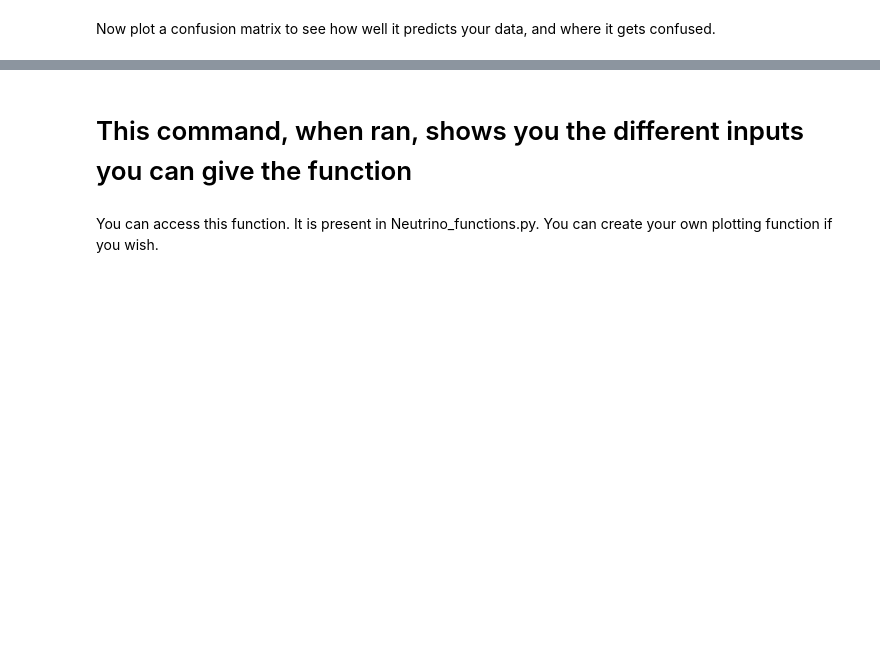
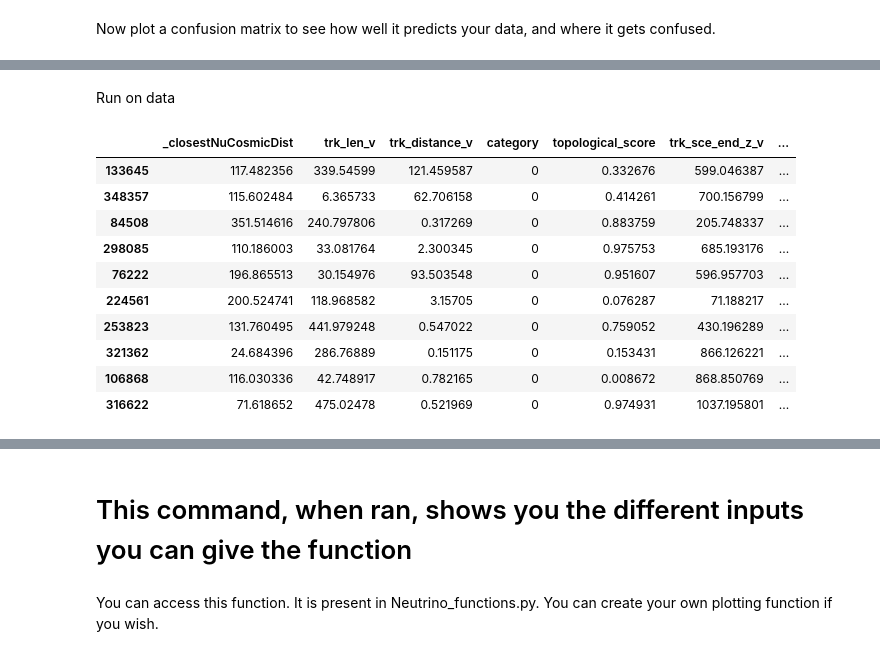
Before and after one commit to finnerudo/MScproject, a Jupyter notebook: MainAnalysis_refresh.ipynb, the cells around one changed output, grey strips where cells are left out. Cells and saved outputs as stored; diff of their text form; code cells hidden in the pictures; blank space fills up the shorter version.

```diff
--- a/MainAnalysis_refresh.ipynb
+++ b/MainAnalysis_refresh.ipynb
@@ -226,0 +233,18 @@ plt.show()
+# %% [markdown]
+Run on data
+# %%
+data_ML = data.copy(deep = True)
+data_ML = data_ML.sample(int(len(MC_EXT)/10))
+data_ML.head(10)
+# %% [output]
+|  | _closestNuCosmicDist | trk_len_v | trk_distance_v | category | topological_score | trk_sce_end_z_v | ... |
+| 133645 | 117.482356 | 339.54599 | 121.459587 | 0 | 0.332676 | 599.046387 | ... |
+| 348357 | 115.602484 | 6.365733 | 62.706158 | 0 | 0.414261 | 700.156799 | ... |
+| 84508 | 351.514616 | 240.797806 | 0.317269 | 0 | 0.883759 | 205.748337 | ... |
+| 298085 | 110.186003 | 33.081764 | 2.300345 | 0 | 0.975753 | 685.193176 | ... |
+| 76222 | 196.865513 | 30.154976 | 93.503548 | 0 | 0.951607 | 596.957703 | ... |
+| 224561 | 200.524741 | 118.968582 | 3.15705 | 0 | 0.076287 | 71.188217 | ... |
+| 253823 | 131.760495 | 441.979248 | 0.547022 | 0 | 0.759052 | 430.196289 | ... |
+| 321362 | 24.684396 | 286.76889 | 0.151175 | 0 | 0.153431 | 866.126221 | ... |
+| 106868 | 116.030336 | 42.748917 | 0.782165 | 0 | 0.008672 | 868.850769 | ... |
+| 316622 | 71.618652 | 475.02478 | 0.521969 | 0 | 0.974931 | 1037.195801 | ... |
```
Also changed, not shown: parts of 17 cells of this notebook, 2 other files.
